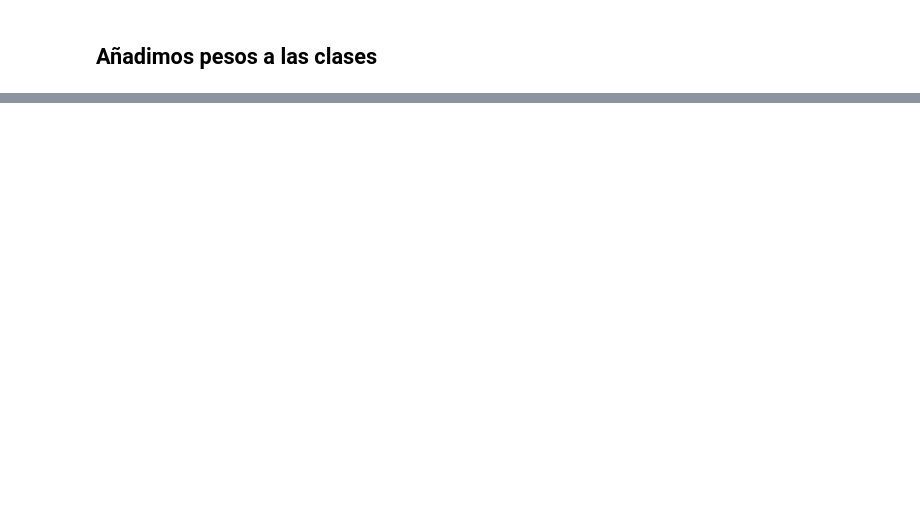
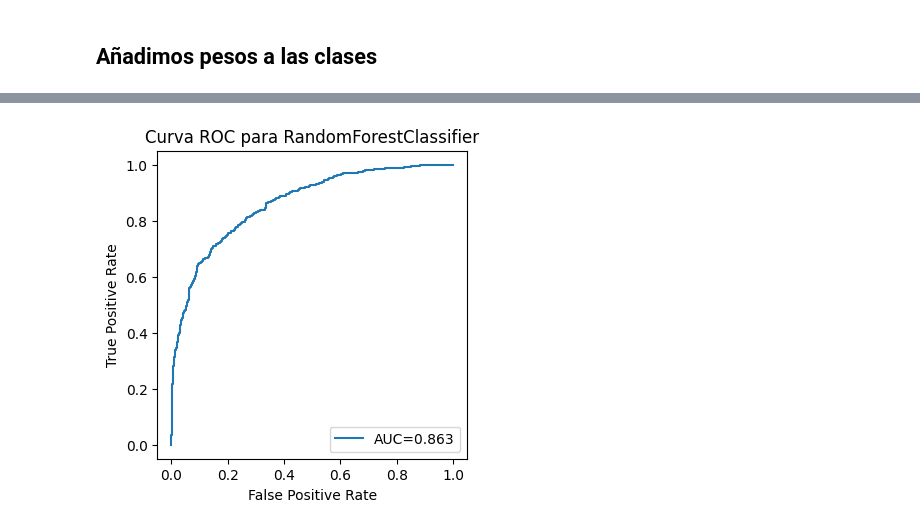
Before and after one commit to jolual2747/bank-customer-churn-prediction, a Jupyter notebook: 02-MODELACION.ipynb, the cells around one changed output, grey strips where cells are left out. Drawn from its saved outputs; the diff is of its cells as text; code cells hidden in the pictures; blank space fills up the shorter version.

Commit message:
plot curves

```diff
--- a/02-MODELACION.ipynb
+++ b/02-MODELACION.ipynb
@@ -283,8 +390,5 @@ AUC para random forest: 87.82%
 # %%
-from sklearn.svm import SVC
-from sklearn.model_selection import GridSearchCV
-
 param_grid = {'kernel': ['poly', 'rbf', 'sigmoid'], 'C':[0.5, 1, 1.5, 5]}
-grid = GridSearchCV(SVC(probability=True,), param_grid=param_grid, n_jobs=-1, scoring='roc_auc', cv = 5, return_train_score=False)
+grid = GridSearchCV(SVC(probability=True, random_state=1234), param_grid=param_grid, n_jobs=-1, scoring='roc_auc', cv = 5, return_train_score=False)
 grid.fit(X_train, y_train)
 pd.DataFrame(grid.cv_results_).sort_values(by='rank_test_score', ascending=True).head(5)
@@ -290,0 +408,5 @@ pd.DataFrame(grid.cv_results_).sort_values(by='rank_test_score', ascending=True)
+# %%
+param_grid2 = {'max_depth': [10,15,20,25,30], 'min_samples_split':[60, 80, 100]}
+grid2 = GridSearchCV(DecisionTreeClassifier(random_state=1234), param_grid=param_grid2, n_jobs=-1, scoring='roc_auc', cv = 5, return_train_score=False)
+grid2.fit(X_train, y_train)
+pd.DataFrame(grid2.cv_results_).sort_values(by='rank_test_score', ascending=True).head(5)
@@ -290,0 +426,5 @@ pd.DataFrame(grid.cv_results_).sort_values(by='rank_test_score', ascending=True)
+# %%
+param_grid3 = {'n_estimators': [100, 150, 200], 'max_depth': [10,15,20,25,30],'min_samples_split':[60, 80, 100]}
+grid3 = GridSearchCV(RandomForestClassifier(random_state=1234), param_grid=param_grid3, n_jobs=-1, scoring='roc_auc', cv = 5, return_train_score=False)
+grid3.fit(X_train, y_train)
+pd.DataFrame(grid3.cv_results_).sort_values(by='rank_test_score', ascending=True).head(5)
@@ -290,0 +470,4 @@ pd.DataFrame(grid.cv_results_).sort_values(by='rank_test_score', ascending=True)
+# %%
+best_model = grid3.best_estimator_
+print('---------- Metricas de clasificación para Random Forest Classifier en entrenamiento ----------\n')
+print(classification_report(y_train, grid3.predict(X_train)))
@@ -290,0 +485,6 @@ pd.DataFrame(grid.cv_results_).sort_values(by='rank_test_score', ascending=True)
+# %%
+from src.utils import plot_roc_curve
+
+plot_roc_curve(best_model, X_test, y_test)
+# %% [output]
+[figure, added]
```
Also changed, not shown: parts of 49 cells of this notebook.
